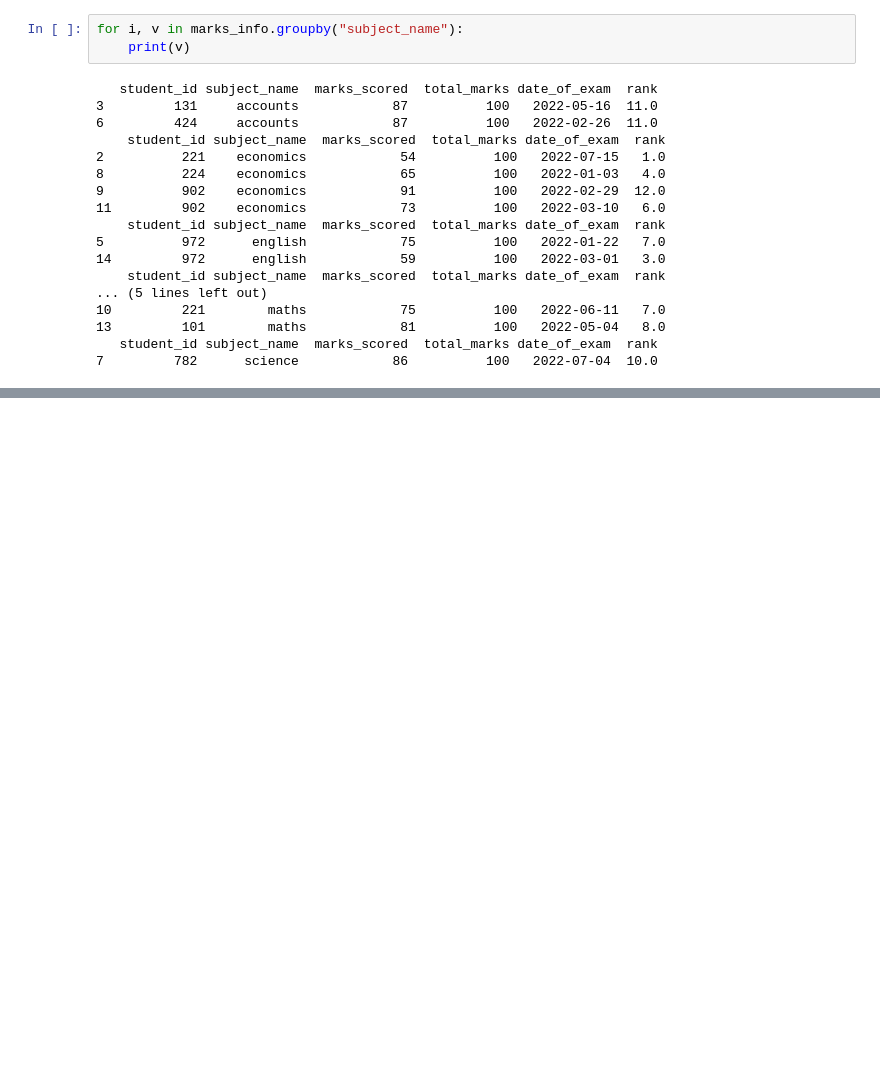
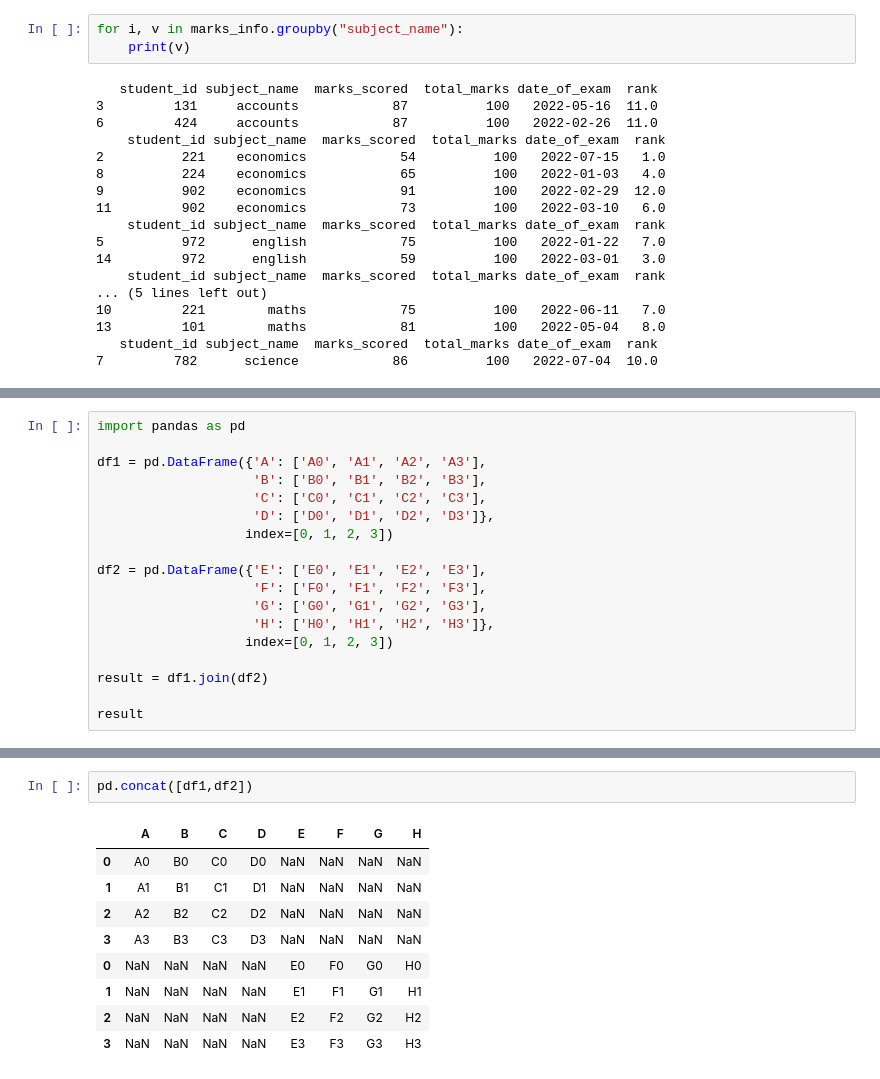
Before and after one commit to hitenverma1/Python_Coding, a Jupyter notebook: join_table.ipynb, the cells around one changed output, grey strips where cells are left out. Saved outputs shown, nothing was run; the diff lists cells and outputs as text; blank space fills up the shorter version.

```diff
--- a/join_table.ipynb
+++ b/join_table.ipynb
@@ -236,0 +256,18 @@ for i, v in marks_info.groupby("subject_name"):
+# %%
+import pandas as pd
+
+df1 = pd.DataFrame({'A': ['A0', 'A1', 'A2', 'A3'],
+                    'B': ['B0', 'B1', 'B2', 'B3'],
+                    'C': ['C0', 'C1', 'C2', 'C3'],
+                    'D': ['D0', 'D1', 'D2', 'D3']},
+                   index=[0, 1, 2, 3])
+
+df2 = pd.DataFrame({'E': ['E0', 'E1', 'E2', 'E3'],
+                    'F': ['F0', 'F1', 'F2', 'F3'],
+                    'G': ['G0', 'G1', 'G2', 'G3'],
+                    'H': ['H0', 'H1', 'H2', 'H3']},
+                   index=[0, 1, 2, 3])
+
+result = df1.join(df2)
+
+result
@@ -236,0 +280,12 @@ for i, v in marks_info.groupby("subject_name"):
+# %%
+pd.concat([df1,df2])
+# %% [output]
+|  | A | B | C | D | E | F | G | H |
+| 0 | A0 | B0 | C0 | D0 | NaN | NaN | NaN | NaN |
+| 1 | A1 | B1 | C1 | D1 | NaN | NaN | NaN | NaN |
+| 2 | A2 | B2 | C2 | D2 | NaN | NaN | NaN | NaN |
+| 3 | A3 | B3 | C3 | D3 | NaN | NaN | NaN | NaN |
+| 0 | NaN | NaN | NaN | NaN | E0 | F0 | G0 | H0 |
+| 1 | NaN | NaN | NaN | NaN | E1 | F1 | G1 | H1 |
+| 2 | NaN | NaN | NaN | NaN | E2 | F2 | G2 | H2 |
+| 3 | NaN | NaN | NaN | NaN | E3 | F3 | G3 | H3 |
```
Also changed, not shown: parts of 6 cells of this notebook, 3 other files.
